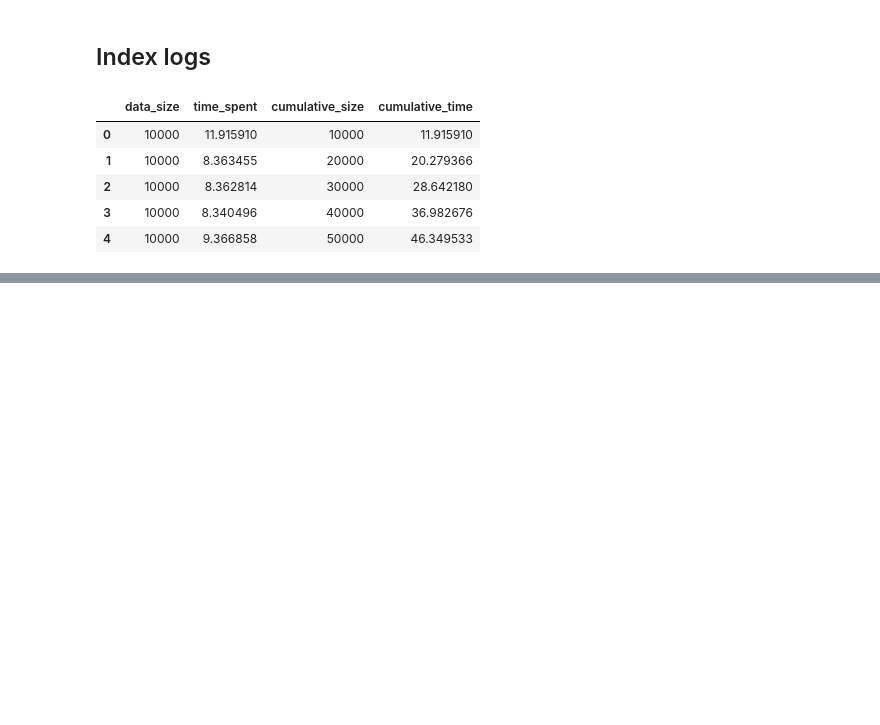
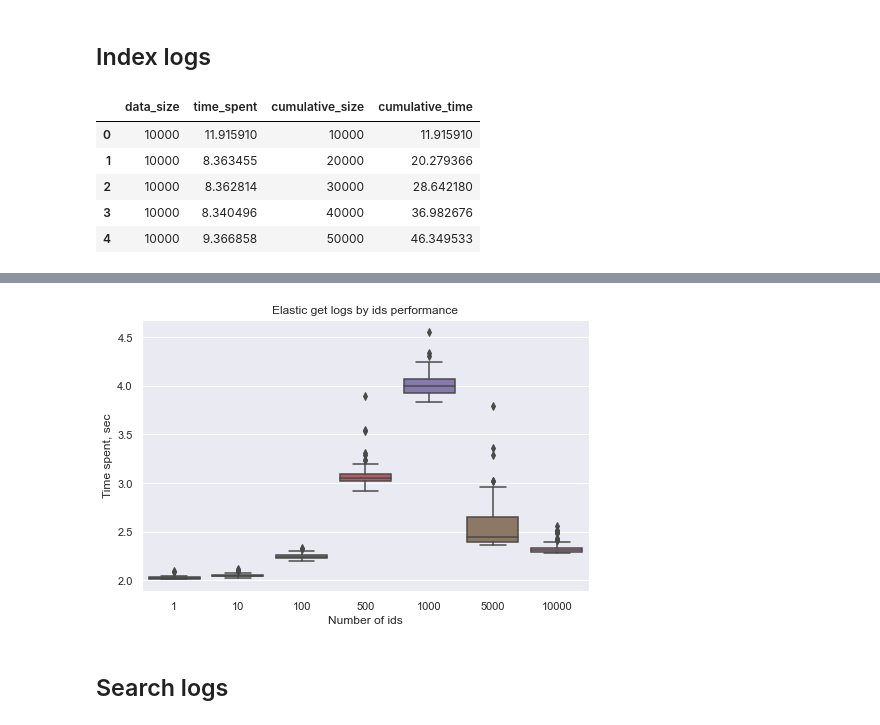
Before and after one commit to reportportal/es-logs-service, a Jupyter notebook: notebooks/performance_visualization.ipynb, the cells around one changed output, grey strips where cells are left out. Cells and saved outputs as stored; diff of their text form; code cells hidden in the pictures; blank space fills up the shorter version.

```diff
--- a/notebooks/performance_visualization.ipynb
+++ b/notebooks/performance_visualization.ipynb
@@ -56,0 +60,27 @@ plt.show()
+# %%
+get_logs_path = lambda db: Path(data_folder, f"get_logs_by_ids_{db}_10000000_100.pickle")
+# %%
+def unfold_results(results: List[dict]) -> List[dict]:
+    undolded_results = []
+    for result in results:
+        undolded_results += [{"ids_size": result["ids_size"],
+                              "time_spent": time_value}
+                             for time_value in result["time_spent"]]
+    return undolded_results
+# %%
+es_get_logs = pd.DataFrame(
+    unfold_results(
+        load_data(get_logs_path("elasticsearch"))["performance_results"]
+    )
+)
+# %%
+plt.figure(figsize=(8, 5))
+plt.title("Elastic get logs by ids performance")
+sns.boxplot(x="ids_size", y="time_spent", data=es_get_logs)
+plt.xlabel("Number of ids")
+plt.ylabel("Time spent, sec")
+plt.show()
+# %% [output]
+[figure, added]
+# %% [markdown]
+## Search logs
```
Also changed, not shown: parts of 12 cells of this notebook.
